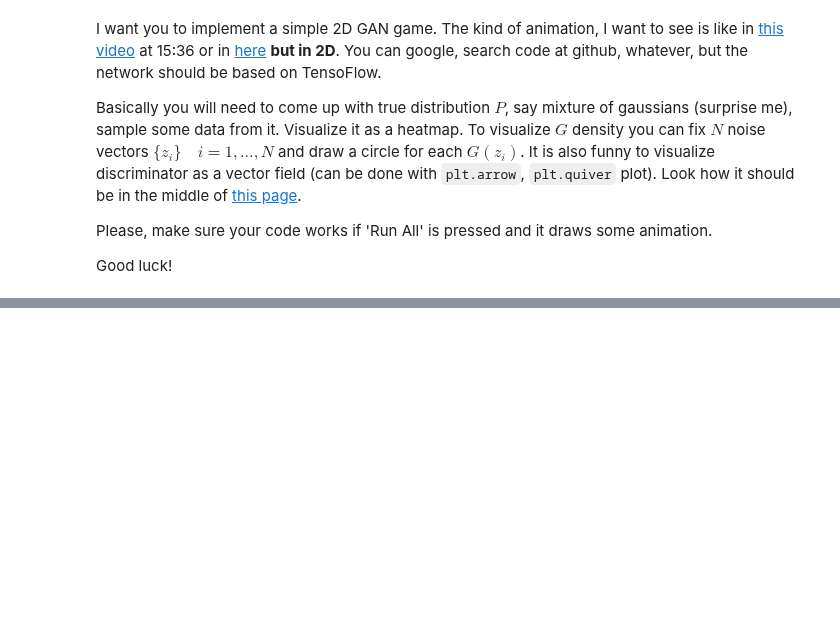
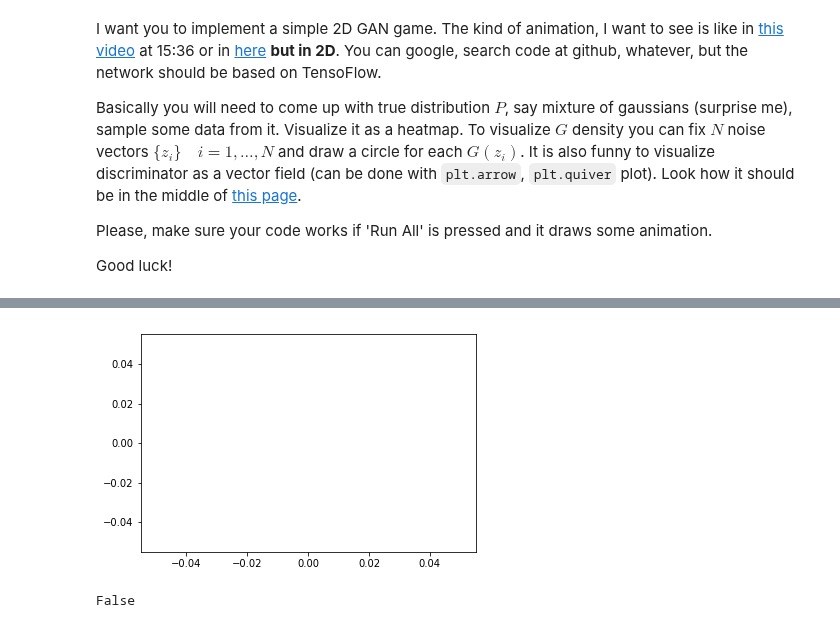
Before and after one commit to hov1417/NNHomework, a Jupyter notebook: session3/final_assignment.ipynb, the cells around one changed output, grey strips where cells are left out. Saved outputs shown, nothing was run; the diff lists cells and outputs as text; code cells hidden in the pictures; blank space fills up the shorter version.

```diff
--- a/session3/final_assignment.ipynb
+++ b/session3/final_assignment.ipynb
@@ -147,0 +163,9 @@ epoch 10
+# %%
+generated = sess.run(gen, feed_dict={z: sampleNoise(10000,[-120,120])})
+plt.scatter(generated[:,0], generated[:,1], alpha=0.1);
+# %% [output]
+[figure, added]
+# %%
+(generated-generated).sum()>10
+# %% [output]
+False
```
Also changed, not shown: parts of 12 cells of this notebook.
